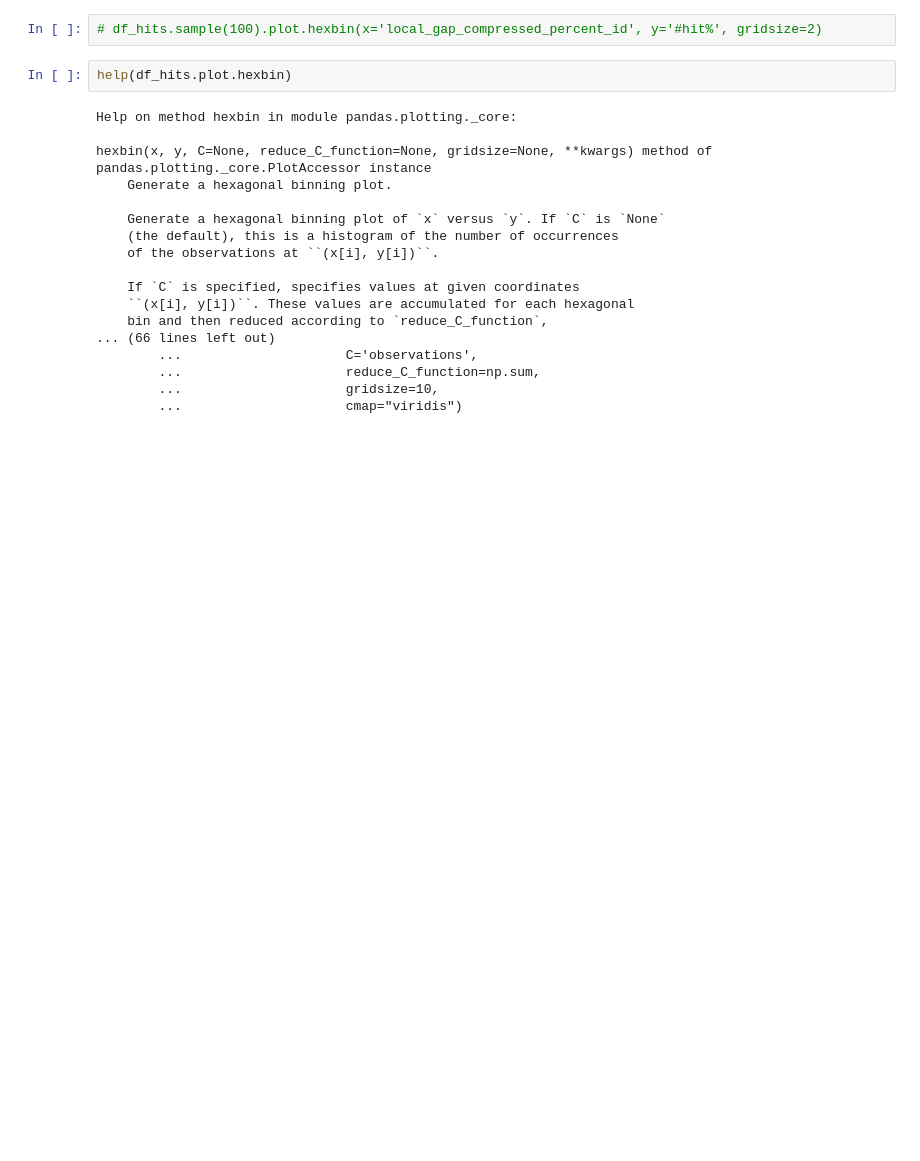
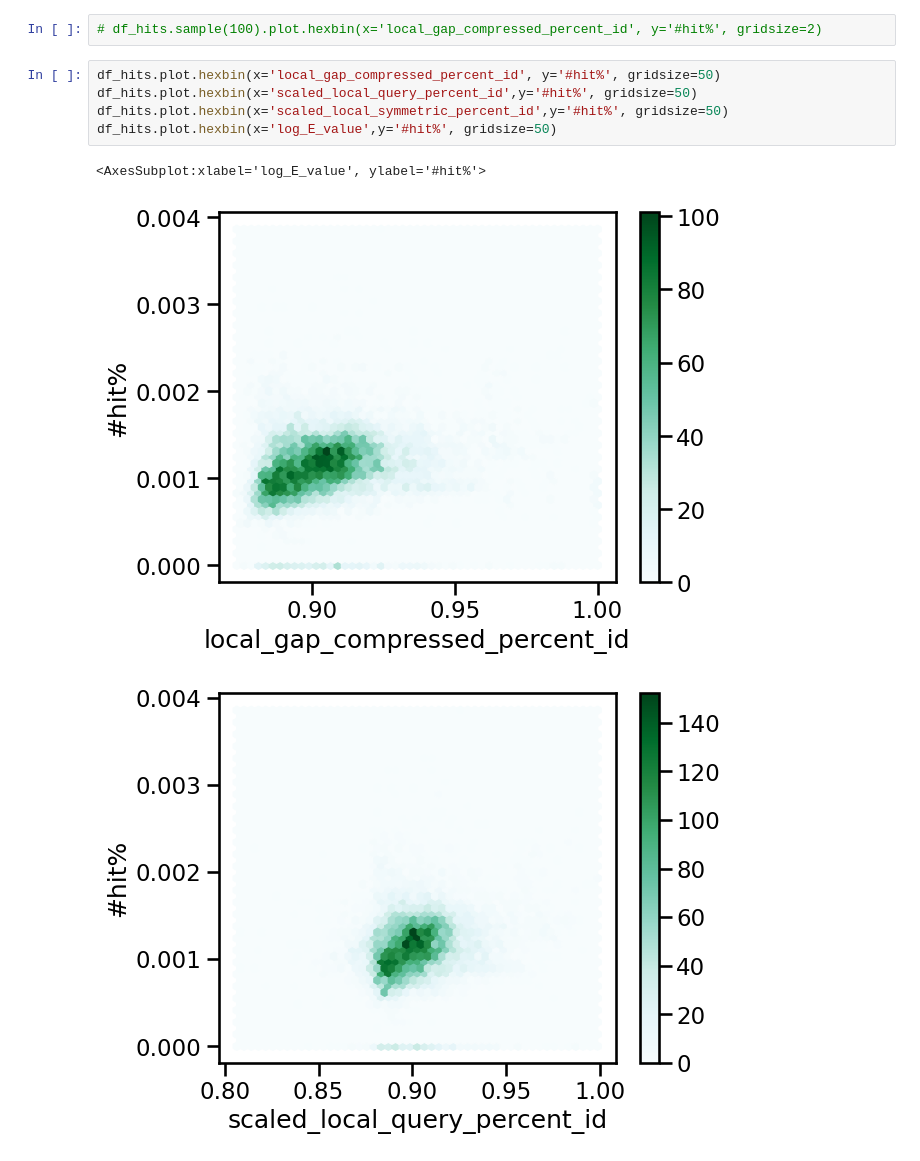
Before and after one commit to BeckResearchLab/learn2thermDB, a Jupyter notebook: notebooks/Plotting_HA.ipynb, the cells around one changed output. Cells and saved outputs as stored; diff of their text form; blank space fills up the shorter version.

```diff
--- a/notebooks/Plotting_HA.ipynb
+++ b/notebooks/Plotting_HA.ipynb
@@ -503,23 +543,12 @@ g2 = sns.scatterplot(x='local_gap_compressed_percent_id', y='#hit%', data=df_hit
 [figure]
 # %%
 # df_hits.sample(100).plot.hexbin(x='local_gap_compressed_percent_id', y='#hit%', gridsize=2)
-# %%
-help(df_hits.plot.hexbin)
-# %% [output]
-Help on method hexbin in module pandas.plotting._core:
-
-hexbin(x, y, C=None, reduce_C_function=None, gridsize=None, **kwargs) method of pandas.plotting._core.PlotAccessor instance
-    Generate a hexagonal binning plot.
-
-    Generate a hexagonal binning plot of `x` versus `y`. If `C` is `None`
-    (the default), this is a histogram of the number of occurrences
-    of the observations at ``(x[i], y[i])``.
-
-    If `C` is specified, specifies values at given coordinates
-    ``(x[i], y[i])``. These values are accumulated for each hexagonal
-    bin and then reduced according to `reduce_C_function`,
-... (66 lines left out)
-        ...                     C='observations',
-        ...                     reduce_C_function=np.sum,
-        ...                     gridsize=10,
-        ...                     cmap="viridis")
+# %%
+df_hits.plot.hexbin(x='local_gap_compressed_percent_id', y='#hit%', gridsize=50)
+df_hits.plot.hexbin(x='scaled_local_query_percent_id',y='#hit%', gridsize=50)
+df_hits.plot.hexbin(x='scaled_local_symmetric_percent_id',y='#hit%', gridsize=50)
+df_hits.plot.hexbin(x='log_E_value',y='#hit%', gridsize=50)
+# %% [output]
+<AxesSubplot:xlabel='log_E_value', ylabel='#hit%'>
+[figure, added]
+[figure, added]
```
Also changed, not shown: parts of 35 cells of this notebook.
